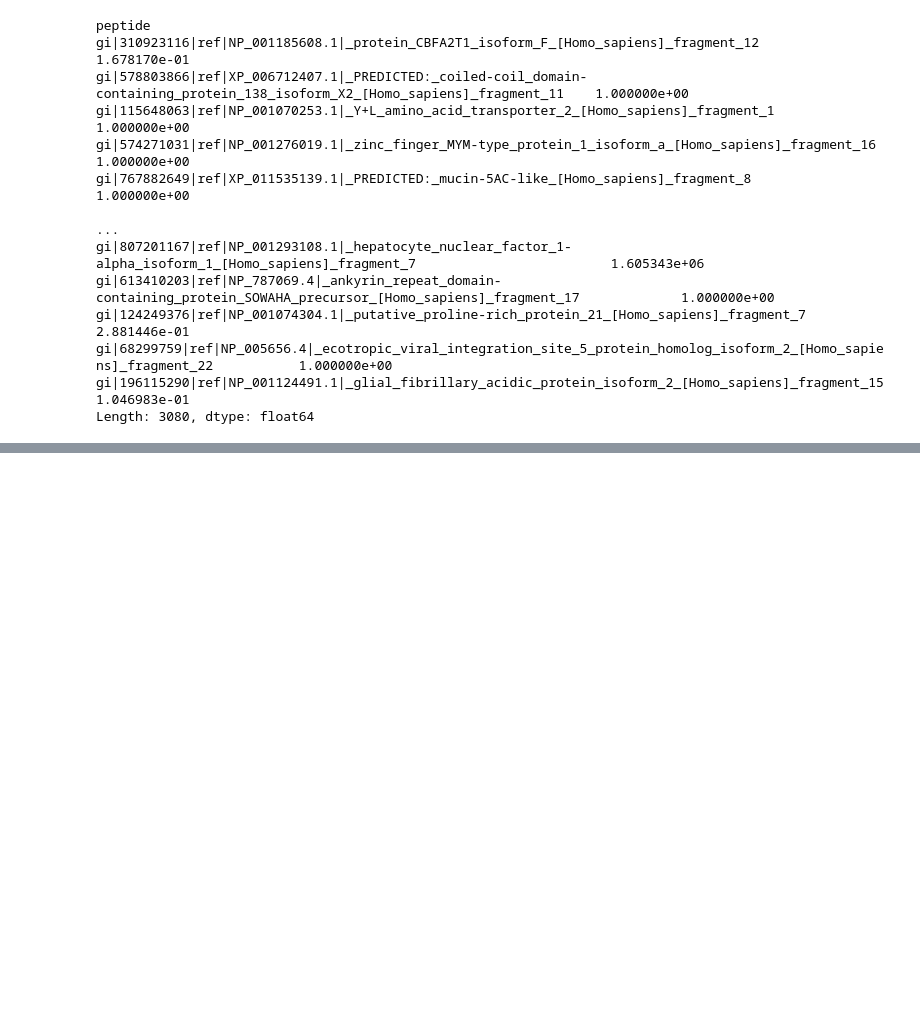
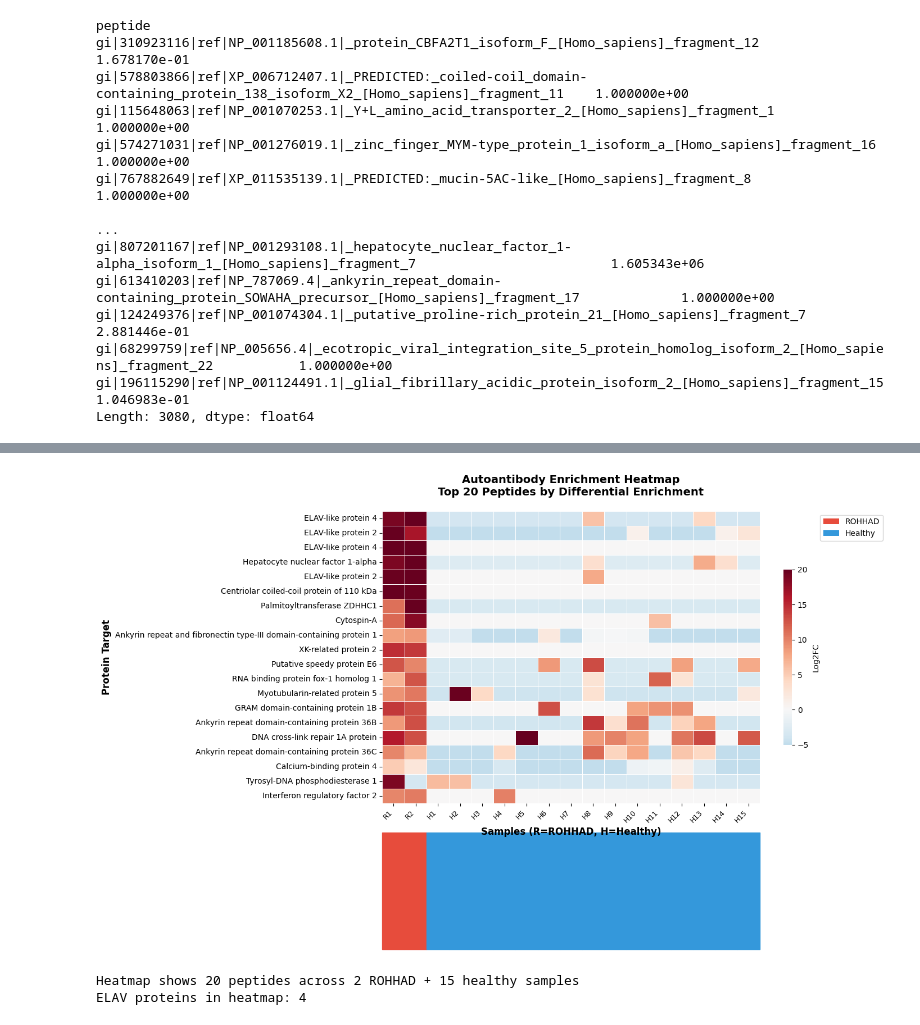
Before and after one commit to sydneysbec/derisi_rotation, a Jupyter notebook: phip_seq_analysis_NID0624.ipynb, the cells around one changed output, grey strips where cells are left out. Drawn from its saved outputs; the diff is of its cells as text; code cells hidden in the pictures; blank space fills up the shorter version.

```diff
--- a/phip_seq_analysis_NID0624.ipynb
+++ b/phip_seq_analysis_NID0624.ipynb
@@ -391,0 +768,74 @@ Peptide fragment labels included as x-axis labels (top 10 peptides):
+# %%
+# ============================================================================
+# HEATMAP: Top Enriched Peptides Across Samples
+# ============================================================================
+
+import matplotlib.pyplot as plt
+import seaborn as sns
+import numpy as np
+
+# Get top 20 peptides by enrichment
+top_heatmap = stats_df.nlargest(20, 'diff')['peptide'].tolist()
+
+# Get columns
+rohhad_cols = [c for c in filtered_data.columns if "ROHHAD_NID624" in c and c.endswith("_log2fc_over_mockip")]
+healthy_cols = [c for c in filtered_data.columns if "HealthyCtrl" in c and c.endswith("_log2fc_over_mockip")]
+
+# Prepare data - ROHHAD first, then subset of healthy (too many to show all)
+healthy_subset = healthy_cols[:15]  # Show 15 healthy samples
+all_cols = rohhad_cols + healthy_subset
+
+hm_data = filtered_data.loc[top_heatmap, all_cols].copy().astype(float)
+hm_data.index = [peptide_to_clean_label[p] for p in hm_data.index]
+
+# Simplify column names
+col_labels = []
+for i, c in enumerate(all_cols):
+    if 'ROHHAD' in c:
+        col_labels.append(f'R{i+1}')
+    else:
+        col_labels.append(f'H{i+1-len(rohhad_cols)}')
+hm_data.columns = col_labels
+
+# Column colors
+col_colors = ['#E74C3C'] * len(rohhad_cols) + ['#3498DB'] * len(healthy_subset)
+
+fig, ax = plt.subplots(figsize=(14, 10))
+
+# Simple heatmap (no clustering for cleaner look)
+sns.heatmap(hm_data, cmap='RdBu_r', center=0, vmin=-5, vmax=20,
+            ax=ax, linewidths=0.5, linecolor='white',
+            cbar_kws={'label': 'Log2FC', 'shrink': 0.6})
+
+# Add column color bar at top
+for i, color in enumerate(col_colors):
+    ax.add_patch(plt.Rectangle((i, -0.5), 1, 0.4, color=color, clip_on=False, transform=ax.get_xaxis_transform()))
+
+ax.set_xlabel('Samples (R=ROHHAD, H=Healthy)', fontsize=12, fontweight='bold')
+ax.set_ylabel('Protein Target', fontsize=12, fontweight='bold')
+ax.set_title('Autoantibody Enrichment Heatmap\nTop 20 Peptides by Differential Enrichment',
+             fontsize=14, fontweight='bold', pad=20)
+
+plt.setp(ax.get_xticklabels(), rotation=45, ha='right', fontsize=9)
+plt.setp(ax.get_yticklabels(), fontsize=10)
+
+# Legend
+from matplotlib.patches import Patch
+legend_elements = [
+    Patch(facecolor='#E74C3C', label='ROHHAD'),
+    Patch(facecolor='#3498DB', label='Healthy')
+]
+ax.legend(handles=legend_elements, loc='upper left', bbox_to_anchor=(1.15, 1), frameon=True)
+
+plt.tight_layout()
+plt.savefig('heatmap.png', dpi=300, bbox_inches='tight', facecolor='white')
+plt.show()
+
+# Summary
+elav_count = sum(1 for p in hm_data.index if 'elav' in p.lower())
+print(f"\nHeatmap shows {len(hm_data)} peptides across {len(rohhad_cols)} ROHHAD + {len(healthy_subset)} healthy samples")
+print(f"ELAV proteins in heatmap: {elav_count}")
+# %% [output]
+[figure, added]
+Heatmap shows 20 peptides across 2 ROHHAD + 15 healthy samples
+ELAV proteins in heatmap: 4
```
Also changed, not shown: parts of 20 cells of this notebook, 17 other files.
